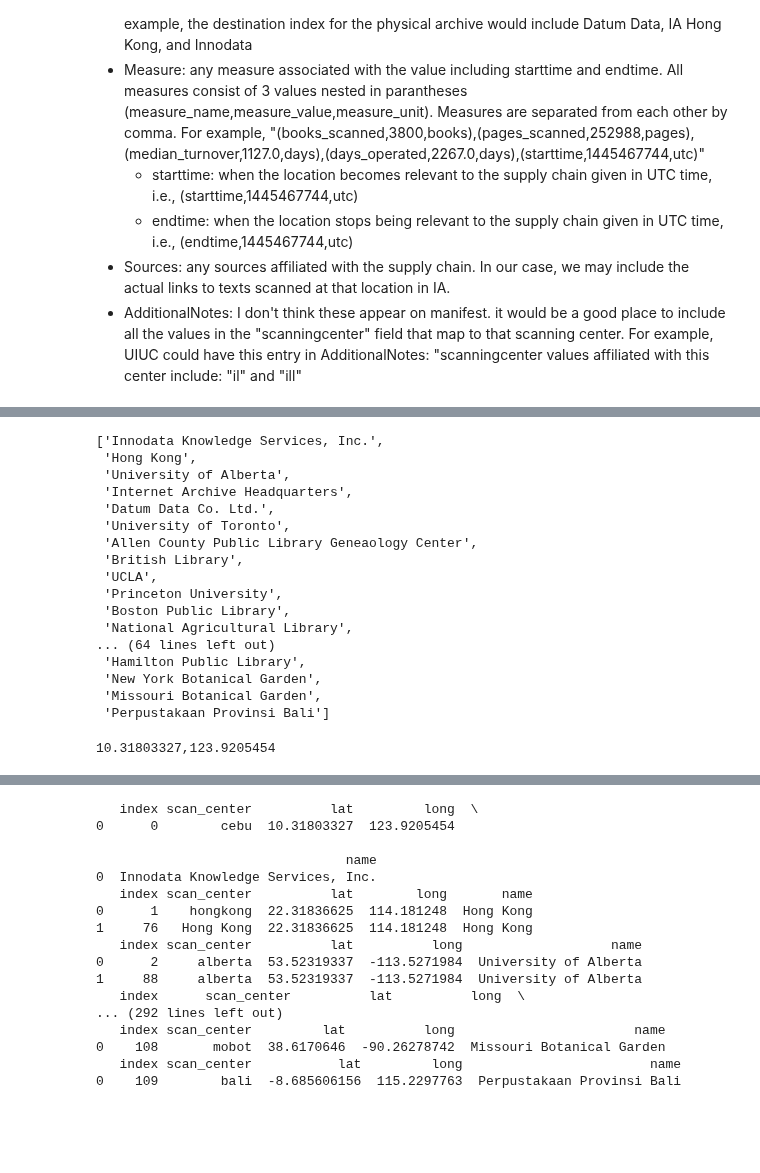
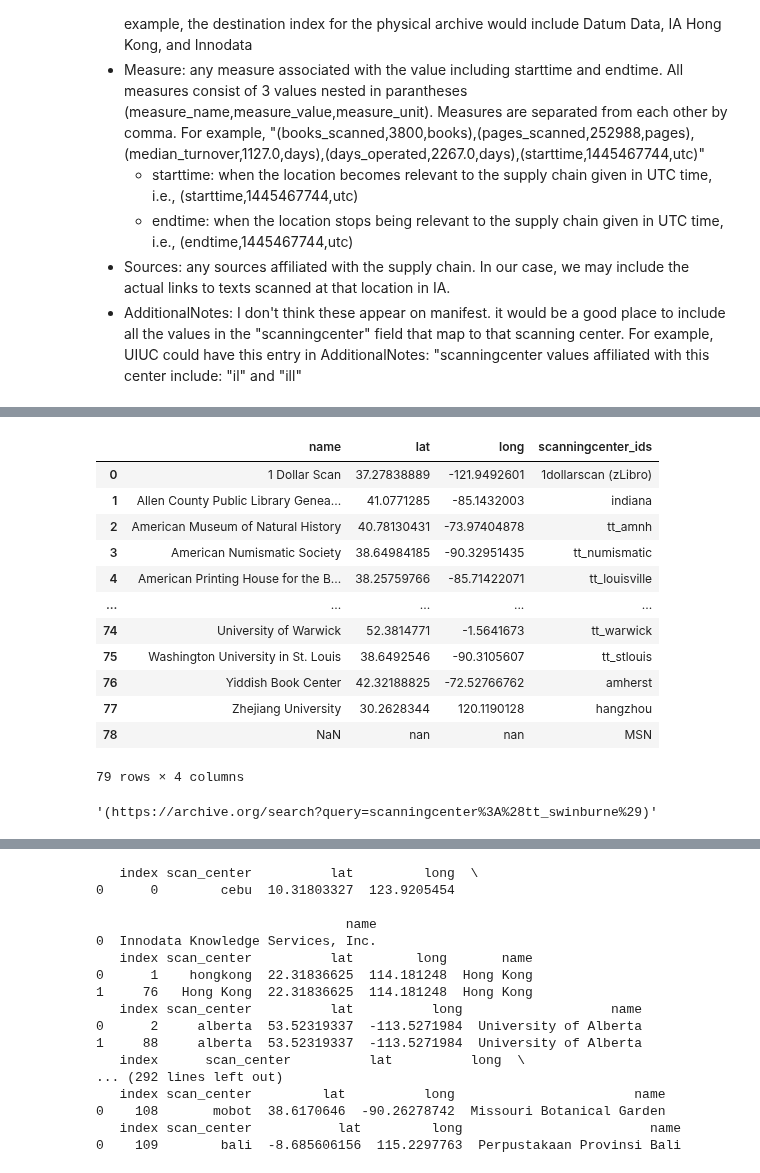
Before and after one commit to ers6/ia_scanning_labor_data, a Jupyter notebook: manifest-records/ia-manifest.ipynb, the cells around one changed output, grey strips where cells are left out. Drawn from its saved outputs; the diff is of its cells as text; code cells hidden in the pictures; blank space fills up the shorter version.

Commit message:
cross walk to manifest

```diff
--- a/manifest-records/ia-manifest.ipynb
+++ b/manifest-records/ia-manifest.ipynb
@@ -75,32 +78,43 @@ center_names = location_key['name'].drop_duplicates().tolist()
 # %%
-center_names
+centers_df = pd.DataFrame(centers)
+centers_df
 # %% [output]
+|  | name | lat | long | scanningcenter_ids |
+| 0 | 1 Dollar Scan | 37.27838889 | -121.9492601 | 1dollarscan (zLibro) |
+| 1 | Allen County Public Library Genea... | 41.0771285 | -85.1432003 | indiana |
+| 2 | American Museum of Natural History | 40.78130431 | -73.97404878 | tt_amnh |
+| 3 | American Numismatic Society | 38.64984185 | -90.32951435 | tt_numismatic |
+| 4 | American Printing House for the B... | 38.25759766 | -85.71422071 | tt_louisville |
+| ... | ... | ... | ... | ... |
+| 74 | University of Warwick | 52.3814771 | -1.5641673 | tt_warwick |
+| 75 | Washington University in St. Louis | 38.6492546 | -90.3105607 | tt_stlouis |
+| 76 | Yiddish Book Center | 42.32188825 | -72.52766762 | amherst |
+| 77 | Zhejiang University | 30.2628344 | 120.1190128 | hangzhou |
+| 78 | NaN | nan | nan | MSN |
-['Innodata Knowledge Services, Inc.',
- 'Hong Kong',
- 'University of Alberta',
- 'Internet Archive Headquarters',
- 'Datum Data Co. Ltd.',
- 'University of Toronto',
- 'Allen County Public Library Geneaology Center',
- 'British Library',
- 'UCLA',
- 'Princeton University',
- 'Boston Public Library',
- 'National Agricultural Library',
-... (64 lines left out)
- 'Hamilton Public Library',
- 'New York Botanical Garden',
- 'Missouri Botanical Garden',
- 'Perpustakaan Provinsi Bali']
+79 rows × 4 columns
 # %%
+def make_geocords(lat, long):
+    return str(lat) + ',' + str(long)
 
-    # subsetting the location dataframe for only entries with the same entry in the same field (same center)
-    locs = location_key[location_key["name"] == manifest_data[i]['Name']].reset_index()
-    # assuming that every center that shares the same name is the same center and should have the same geographic coordinates
-    manifest_data[i]['Geocode'] = str(locs.at[0, 'lat']) + ',' +  str(locs.at[0, 'long'])
-
-    print(manifest_data[i]['Geocode'])
+# https://archive.org/search?query=scanningcenter%3A%28cebu%29
+def get_ia_links(center_ids):
+    links = []
+    for this_id in center_ids.split('||'):
+        links.append("https://archive.org/search?query=scanningcenter%3A%28" + str(this_id.replace(" ", "")) + "%29"
+        )
+    formatted_links = ""
+    if len(links) > 1:
+        for i in range(len(links)):
+            if i < (len(links)):
+                formatted_links += "(" + links[i] + "),"
+            else:
+                formatted_links += "(" + links[i] + ")"
+    else:
+        formatted_links =  "(" + links[0] + ")"
+    return formatted_links
-# %% [output]
-10.31803327,123.9205454
+# %%
+get_ia_links(centers_df.at[5, 'scanningcenter_ids'])
+# %% [output]
+'(https://archive.org/search?query=scanningcenter%3A%28tt_swinburne%29)'
 # %%
 manifest_data = []
```
Also changed, not shown: parts of 5 cells of this notebook, 1 other file.
